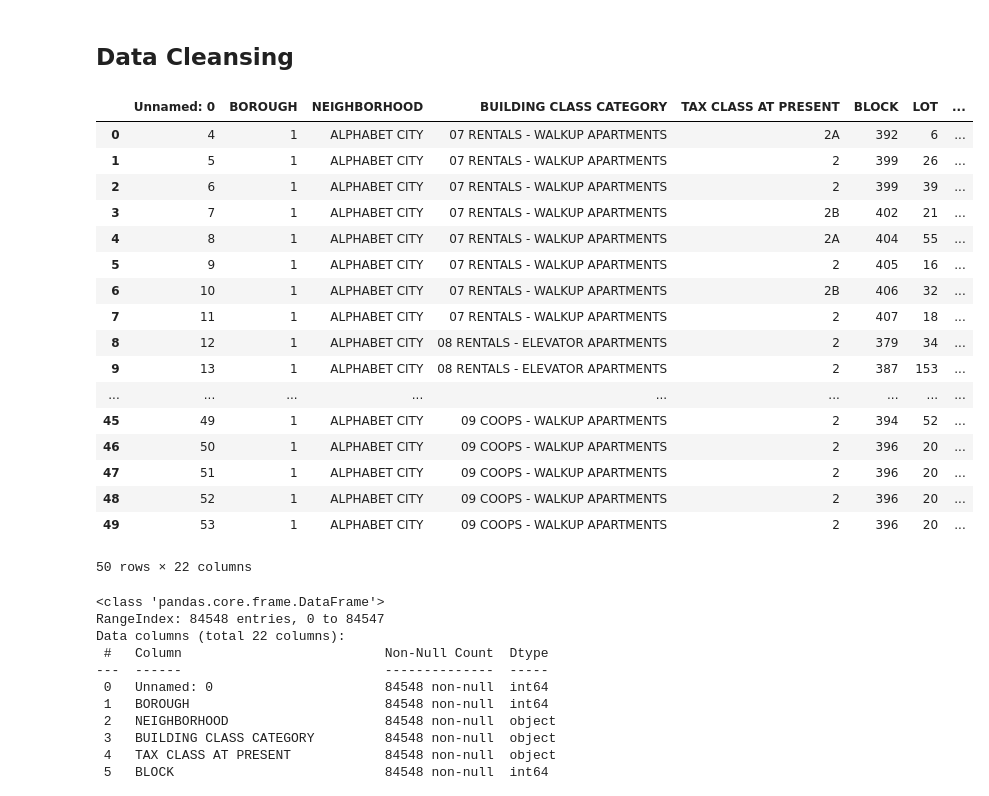
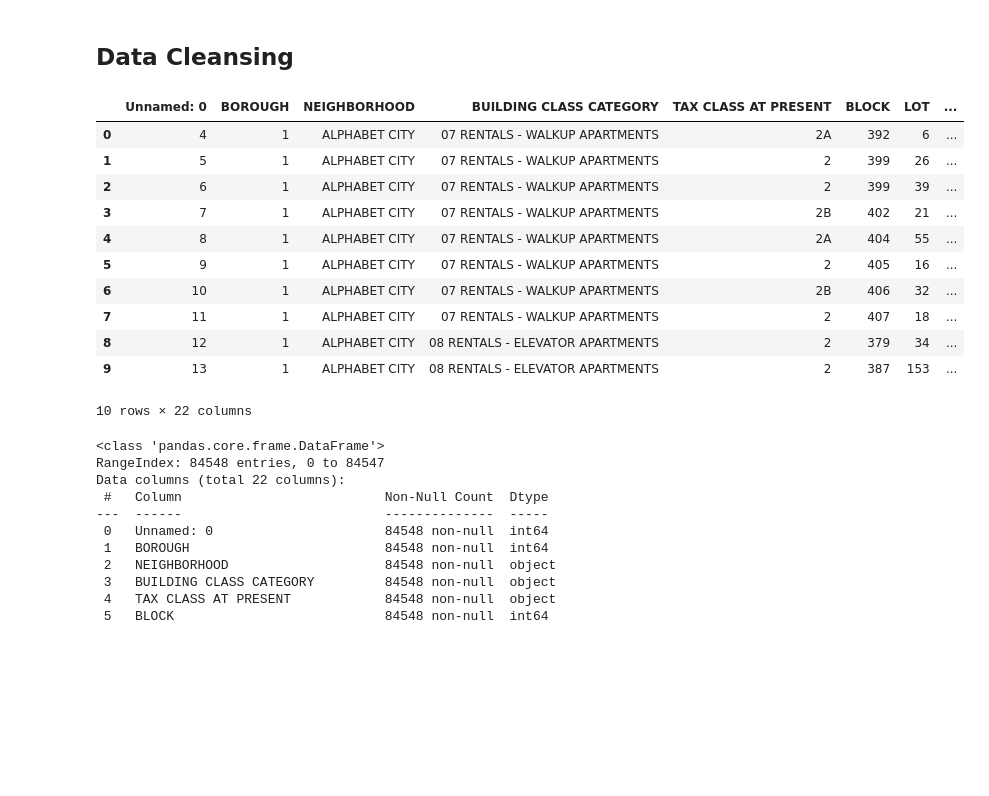
Before and after one commit to RahmatHardian/H8_PYTN047ONL007, a Jupyter notebook: PYTN_Assgn_2_PYTN047ONL007RAHMAT HARDIAN.ipynb, the cells around one changed output. Saved outputs shown, nothing was run; the diff lists cells and outputs as text; code cells hidden in the pictures; blank space fills up the shorter version.

```diff
--- a/PYTN_Assgn_2_PYTN047ONL007RAHMAT HARDIAN.ipynb
+++ b/PYTN_Assgn_2_PYTN047ONL007RAHMAT HARDIAN.ipynb
@@ -20,26 +20,20 @@ nyc_rolling_sales = pd.read_csv('dataset/nyc-rolling-sales.csv')
 # nyc_rolling_sales= nyc_rolling_sales[:20]
 # nyc_rolling_sales
 # %%
-nyc_rolling_sales.head(50)
+nyc_rolling_sales.head(10)
 # %% [output]
 |  | Unnamed: 0 | BOROUGH | NEIGHBORHOOD | BUILDING CLASS CATEGORY | TAX CLASS AT PRESENT | BLOCK | LOT | ... |
 | 0 | 4 | 1 | ALPHABET CITY | 07 RENTALS - WALKUP APARTMENTS | 2A | 392 | 6 | ... |
 | 1 | 5 | 1 | ALPHABET CITY | 07 RENTALS - WALKUP APARTMENTS | 2 | 399 | 26 | ... |
 | 2 | 6 | 1 | ALPHABET CITY | 07 RENTALS - WALKUP APARTMENTS | 2 | 399 | 39 | ... |
 | 3 | 7 | 1 | ALPHABET CITY | 07 RENTALS - WALKUP APARTMENTS | 2B | 402 | 21 | ... |
 | 4 | 8 | 1 | ALPHABET CITY | 07 RENTALS - WALKUP APARTMENTS | 2A | 404 | 55 | ... |
 | 5 | 9 | 1 | ALPHABET CITY | 07 RENTALS - WALKUP APARTMENTS | 2 | 405 | 16 | ... |
 | 6 | 10 | 1 | ALPHABET CITY | 07 RENTALS - WALKUP APARTMENTS | 2B | 406 | 32 | ... |
 | 7 | 11 | 1 | ALPHABET CITY | 07 RENTALS - WALKUP APARTMENTS | 2 | 407 | 18 | ... |
 | 8 | 12 | 1 | ALPHABET CITY | 08 RENTALS - ELEVATOR APARTMENTS | 2 | 379 | 34 | ... |
 | 9 | 13 | 1 | ALPHABET CITY | 08 RENTALS - ELEVATOR APARTMENTS | 2 | 387 | 153 | ... |
-| ... | ... | ... | ... | ... | ... | ... | ... | ... |
-| 45 | 49 | 1 | ALPHABET CITY | 09 COOPS - WALKUP APARTMENTS | 2 | 394 | 52 | ... |
-| 46 | 50 | 1 | ALPHABET CITY | 09 COOPS - WALKUP APARTMENTS | 2 | 396 | 20 | ... |
-| 47 | 51 | 1 | ALPHABET CITY | 09 COOPS - WALKUP APARTMENTS | 2 | 396 | 20 | ... |
-| 48 | 52 | 1 | ALPHABET CITY | 09 COOPS - WALKUP APARTMENTS | 2 | 396 | 20 | ... |
-| 49 | 53 | 1 | ALPHABET CITY | 09 COOPS - WALKUP APARTMENTS | 2 | 396 | 20 | ... |
-50 rows × 22 columns
+10 rows × 22 columns
 # %%
 cnt=0
 for row in nyc_rolling_sales['SALE PRICE']:
```
Also changed, not shown: parts of 7 cells of this notebook, 1 other file.
